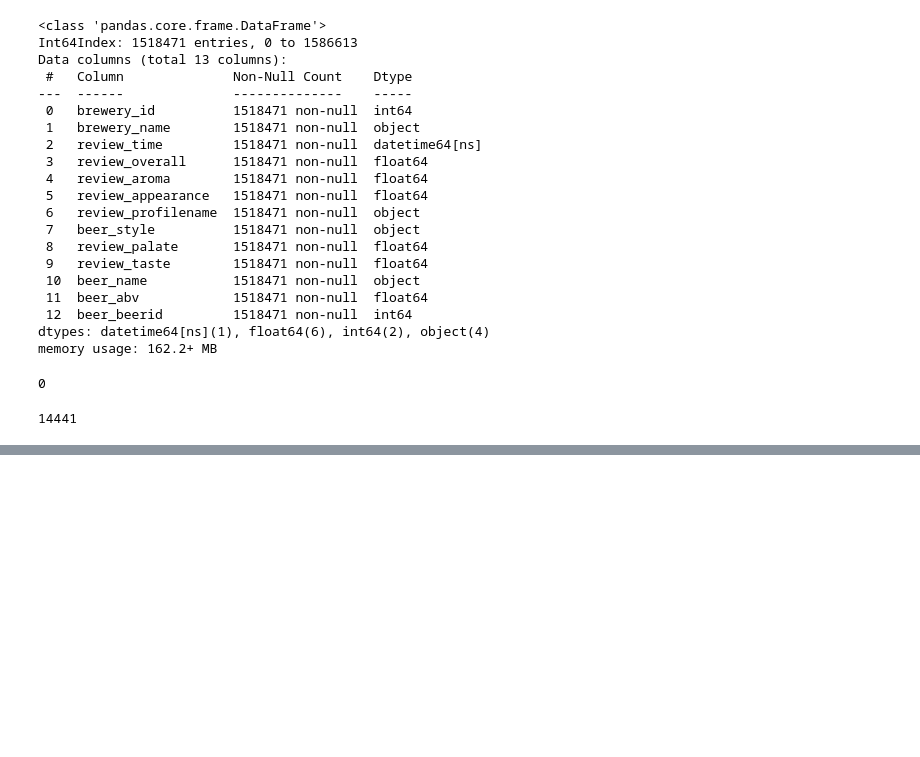
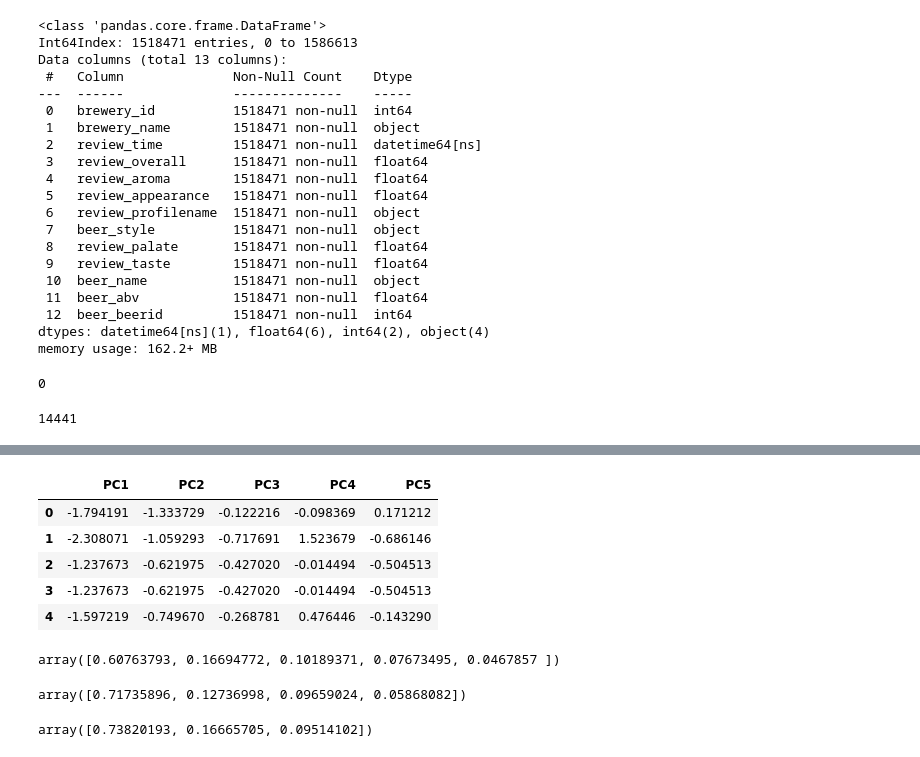
Before and after one commit to chase-dalton/Das-Boot-Brew-Review, a Jupyter notebook: Machine_learning/beer_reviews_investigate.ipynb, the cells around one changed output, grey strips where cells are left out. Cells and saved outputs as stored; diff of their text form; code cells hidden in the pictures; blank space fills up the shorter version.

Commit message:
more investigating the data

```diff
--- a/Machine_learning/beer_reviews_investigate.ipynb
+++ b/Machine_learning/beer_reviews_investigate.ipynb
@@ -225,0 +282,49 @@ Name: review_overall, dtype: float64
+# %%
+features_df = beer_df[["review_aroma", "review_appearance", "review_palate", "review_taste", "beer_abv"]]
+# %%
+# Standardize the data with StandardScaler
+beer_scaled = StandardScaler().fit_transform(features_df)
+# %%
+# Initialize PCA model
+pca = PCA(n_components=5)
+# %%
+# Get five components from the dataset
+beer_pca = pca.fit_transform(beer_scaled)
+# %%
+
+# Transform pca to a dataframe
+df_beer_pca = pd.DataFrame(data = beer_pca, columns = ["PC1", "PC2", "PC3", "PC4", "PC5"])
+df_beer_pca.head()
+# %% [output]
+|  | PC1 | PC2 | PC3 | PC4 | PC5 |
+| 0 | -1.794191 | -1.333729 | -0.122216 | -0.098369 | 0.171212 |
+| 1 | -2.308071 | -1.059293 | -0.717691 | 1.523679 | -0.686146 |
+| 2 | -1.237673 | -0.621975 | -0.427020 | -0.014494 | -0.504513 |
+| 3 | -1.237673 | -0.621975 | -0.427020 | -0.014494 | -0.504513 |
+| 4 | -1.597219 | -0.749670 | -0.268781 | 0.476446 | -0.143290 |
+# %%
+# Get the explained variance
+pca.explained_variance_ratio_
+# %% [output]
+array([0.60763793, 0.16694772, 0.10189371, 0.07673495, 0.0467857 ])
+# %%
+# Remove beer_abv and see how much variance is removed
+features_df = beer_df[["review_aroma", "review_appearance", "review_palate", "review_taste"]]
+beer_scaled = StandardScaler().fit_transform(features_df)
+pca = PCA(n_components=4)
+beer_pca = pca.fit_transform(beer_scaled)
+df_beer_pca = pd.DataFrame(data = beer_pca, columns = ["PC1", "PC2", "PC3", "PC4"])
+pca.explained_variance_ratio_
+# %% [output]
+array([0.71735896, 0.12736998, 0.09659024, 0.05868082])
+# %%
+# We still get over 99% of the variance
+# So lets get rid of review_palate
+features_df = beer_df[["review_aroma", "review_appearance", "review_taste"]]
+beer_scaled = StandardScaler().fit_transform(features_df)
+pca = PCA(n_components=3)
+beer_pca = pca.fit_transform(beer_scaled)
+df_beer_pca = pd.DataFrame(data = beer_pca, columns = ["PC1", "PC2", "PC3"])
+pca.explained_variance_ratio_
+# %% [output]
+array([0.73820193, 0.16665705, 0.09514102])
```
Also changed, not shown: parts of 10 cells of this notebook.
